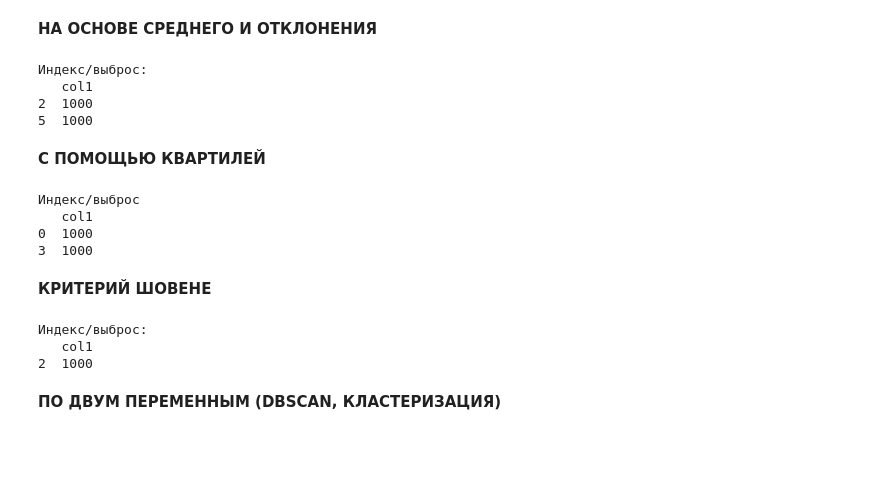
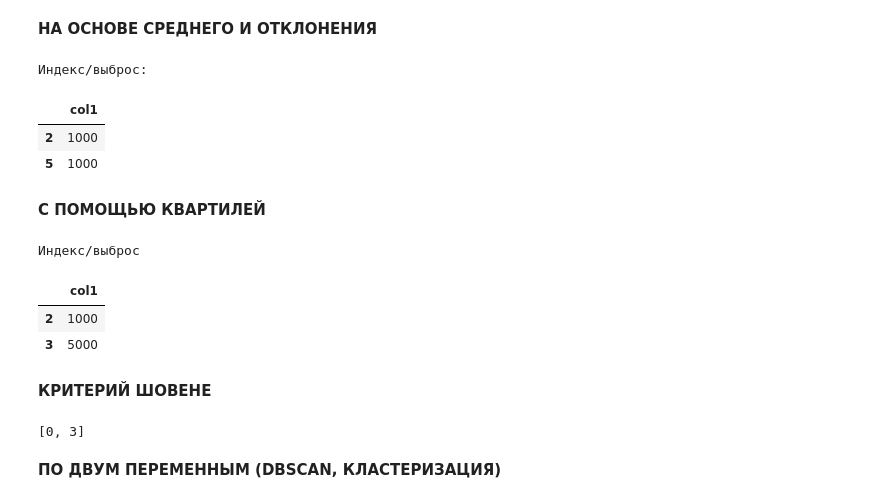
Before and after one commit to Artorius81/labs_ml_basov, a Jupyter notebook: labs/Задание_2_Басов_ipynb".ipynb, the cells around one changed output. Drawn from its saved outputs; the diff is of its cells as text; code cells hidden in the pictures; blank space fills up the shorter version.

```diff
--- a/labs/Задание_2_Басов_ipynb".ipynb
+++ b/labs/Задание_2_Басов_ipynb".ipynb
@@ -235,6 +255,7 @@ P.S. в качестве возвразаемого значения метод
 **ОБЩИЙ КЛАСС**
 # %%
 import numpy as np
+import math
 from sklearn.cluster import DBSCAN
 from scipy import stats
 
@@ -269,18 +290,18 @@ class Outline:
 
     # Шовене
     def detect_outlier_shovene(self, column_name):
-      column_data = self.data[column_name]
-      mean = np.mean(column_data)
-      std_dev = np.std(column_data)
-      n = len(column_data)
-      critical_value = 1.0 / (2 * n)
+      ans = []
 
-      z_scores = abs((column_data - mean) / std_dev)
-      p_values = 2 * (1 - stats.norm.cdf(z_scores))
-      is_outlier = p_values < critical_value
+      n = self.data[column_name].count()
+      mean = self.data[column_name].mean()
+      std = self.data[column_name].std()
 
-      outliers = self.data[is_outlier]
-      return outliers
+      for index, value in self.data.iterrows():
+          if math.erfc((abs(value[column_name] - mean)) / std) < 1 / (2 * n):
+              ans.append(index)
+          else:
+              n -= 1
+      return ans
 
     # по двум переменным (подсказали про кластеризацию и dbscan на паре)
     def detect_outlier_dbscan(self, col1, col2, eps, min_samples):
@@ -305,28 +326,28 @@ class Outline:
 # %%
 data = pd.DataFrame(
     data = {
         "col1": [1, 2, 1000, 4, 5, 1000, 6, 7]
     }
 )
 
 outlier_detector = Outline(data)
 
 outliers = outlier_detector.detect_outlier_mean_std('col1')
 
 # Выводим очищенный датафрейм
 print("Индекс/выброс:")
-print(outliers)
+outliers
 # %% [output]
 Индекс/выброс:
-   col1
-2  1000
-5  1000
+|  | col1 |
+| 2 | 1000 |
+| 5 | 1000 |
 # %% [markdown]
 **С ПОМОЩЬЮ КВАРТИЛЕЙ**
 # %%
 data = pd.DataFrame(
     data = {
-        "col1": [1000, 2, 1, 1000, 5, 4, 6, 7]
+        "col1": [1, 2, 1000, 5000, 4, 5, 6, 7]
     }
 )
 
@@ -335,31 +356,27 @@ outlier_detector = Outline(data)
 outliers = outlier_detector.detect_outlier_kvart('col1')
 
 print("Индекс/выброс")
-print(outliers)
+outliers
 # %% [output]
 Индекс/выброс
-   col1
-0  1000
-3  1000
+|  | col1 |
+| 2 | 1000 |
+| 3 | 5000 |
 # %% [markdown]
 **КРИТЕРИЙ ШОВЕНЕ**
 # %%
 data = pd.DataFrame(
     data = {
-        "col1": [1, 2, 1000, 4, 5, 6, 7]
+        "col1": [1000, 2, 1, 1000, 5, 4, 6, 7]
     }
 )
 
 outlier_detector = Outline(data)
+outliers = outlier_detector.detect_outlier_shovene("col1")
 
-outliers = outlier_detector.detect_outlier_shovene('col1')
-
-print("Индекс/выброс:")
-print(outliers)
+outliers
 # %% [output]
-Индекс/выброс:
-   col1
-2  1000
+[0, 3]
 # %% [markdown]
 **ПО ДВУМ ПЕРЕМЕННЫМ (DBSCAN, КЛАСТЕРИЗАЦИЯ)**
 # %%
```
Also changed, not shown: parts of 1 cell of this notebook.
